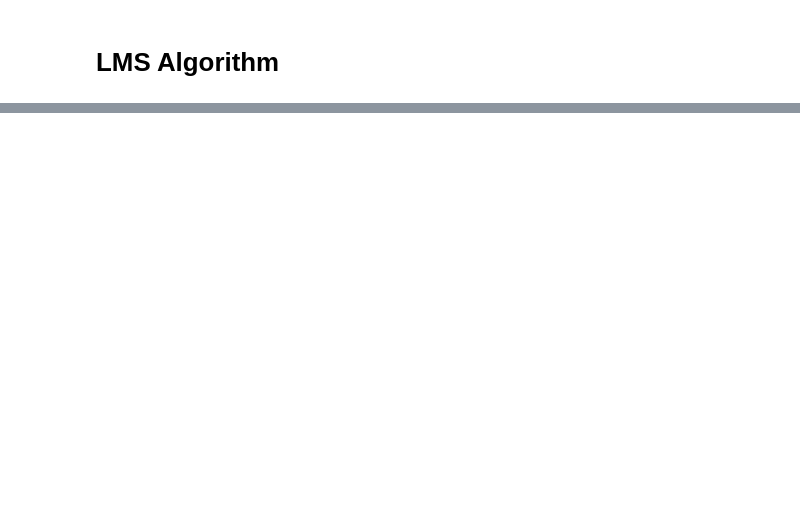
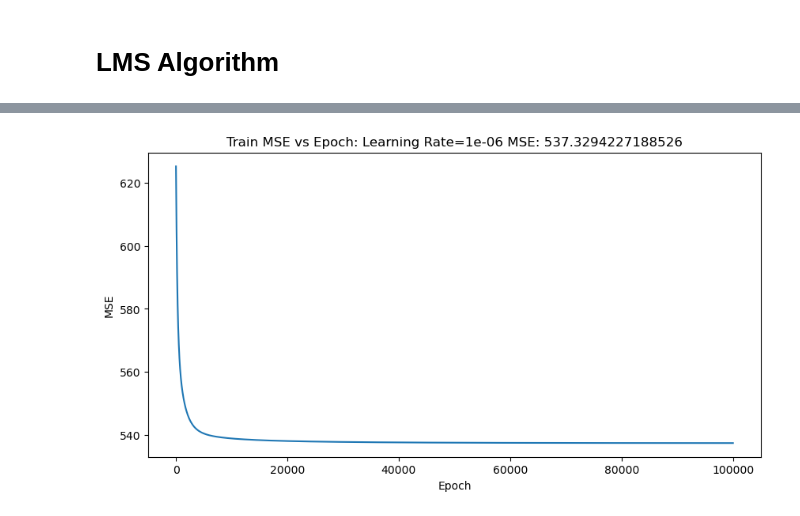
Before and after one commit to patrickjcraig/DL-HW1, a Jupyter notebook: Main.ipynb, the cells around one changed output, grey strips where cells are left out. Saved outputs shown, nothing was run; the diff lists cells and outputs as text; code cells hidden in the pictures; blank space fills up the shorter version.

```diff
--- a/Main.ipynb
+++ b/Main.ipynb
@@ -153,3 +203,102 @@ Test MSE variance:  766.334371296822
 # Scale the data
 X_train = (X_train - np.mean(X_train, axis=0)) / np.std(X_train, axis=0)
 X_test = (X_test - np.mean(X_test, axis=0)) / np.std(X_test, axis=0)
+# %%
+class LMSRegression:
+    def __init__(self,learning_rate,epochs):
+        # Hyperparameters
+        self.learning_rate=learning_rate
+        self.epochs=epochs
+        self.loss_history=[]
+    def fit(self, X,d):
+        # Initialize weights and biases
+        n_samples, m_weights = X.shape
+        self.weights=np.random.randn(m_weights)
+        # Training loop - epochs
+        for epoch in range(self.epochs):
+
+            # Calculate the error
+            e = d - X@self.weights
+            # Calculate the gradient vector
+            grad_vector = self.learning_rate*e@X
+
+            # Update the weights
+            self.weights = self.weights + grad_vector
+
+            # Calculate mse
+            mse = self.mse(X,d)
+            self.loss_history.append(mse)
+
+    def predict(self,X):
+        return X @self.weights
+
+    def mse(self,X,y):
+        return np.mean((self.predict(X)-y)**2)
+
+    def get_weights(self):
+        return self.weights
+
+    def plot_weights(self):
+        plt.figure(figsize=(10,5))
+        plt.stem(self.weights)
+        plt.xlabel("Feature")
+        plt.ylabel("Weight")
+        plt.title("Weights of the LMS regressor: Learning Rate=" + str(self.learning_rate) + " MSE: " + str(self.get_best_mse()))
+        plt.show()
+
+    def plot_loss(self):
+        plt.figure(figsize=(10,5))
+        plt.plot(self.loss_history)
+        plt.xlabel("Epoch")
+        plt.ylabel("MSE")
+        plt.title("Train MSE vs Epoch: Learning Rate=" + str(self.learning_rate) + " MSE: " + str(self.get_best_mse()))
+        plt.show()
+
+    def get_best_epoch(self):
+        best_epoch = np.argmin(self.loss_history)
+        return best_epoch
+
+    def get_best_mse(self):
+        best_mse = np.min(self.loss_history)
+        return best_mse
+
+# Test LMS across learning rates
+learning_rates=[0.1e-5,0.1e-4,0.1e-3]
+seeds = np.arange(3)
+best_mses=[]
+validation_mses=[]
+for seed in seeds:
+    for learning_rate in learning_rates:
+
+    # Train test split
+        X_train, X_test, y_train, y_test = train_test_split(df.iloc[:,:-1], df.iloc[:,-1], test_size=0.3, random_state=seed,shuffle=True)
+
+        # convert to numpy arrays
+        X_train = X_train.to_numpy()
+        X_test = X_test.to_numpy()
+        y_train = y_train.to_numpy()
+        y_test = y_test.to_numpy()
+
+        # Scale the data
+        X_train = (X_train - np.mean(X_train, axis=0)) / np.std(X_train, axis=0)
+        X_test = (X_test - np.mean(X_test, axis=0)) / np.std(X_test, axis=0)
+
+        # Fit LMS
+        lms = LMSRegression(learning_rate=learning_rate, epochs=100_000)
+        lms.fit(X_train, y_train)
+        y_pred = lms.predict(X_test)
+
+        # Print Best Epoch
+        print("BEST EPOCH: ", lms.get_best_epoch())
+
+        validation_mses.append(lms.mse(X_test, y_test))
+
+        # Plot the loss
+        lms.plot_loss()
+
+        # Plot weights
+        lms.plot_weights()
+
+        # Get best errors
+        best_mses.append((str(seed), str(learning_rate), lms.get_best_mse()))
+# %% [output]
@@ -155,0 +306 @@ X_test = (X_test - np.mean(X_test, axis=0)) / np.std(X_test, axis=0)
+[figure, added]
```
Also changed, not shown: parts of 20 cells of this notebook, 8 other files.
